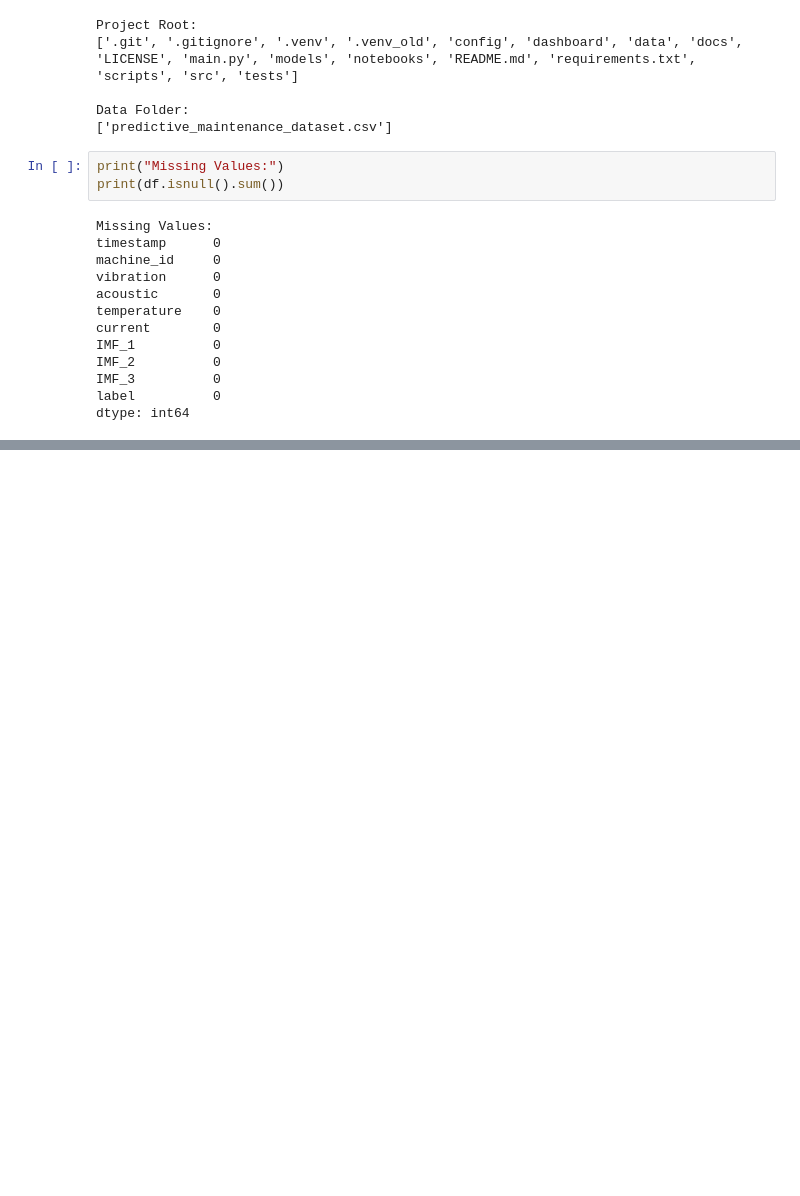
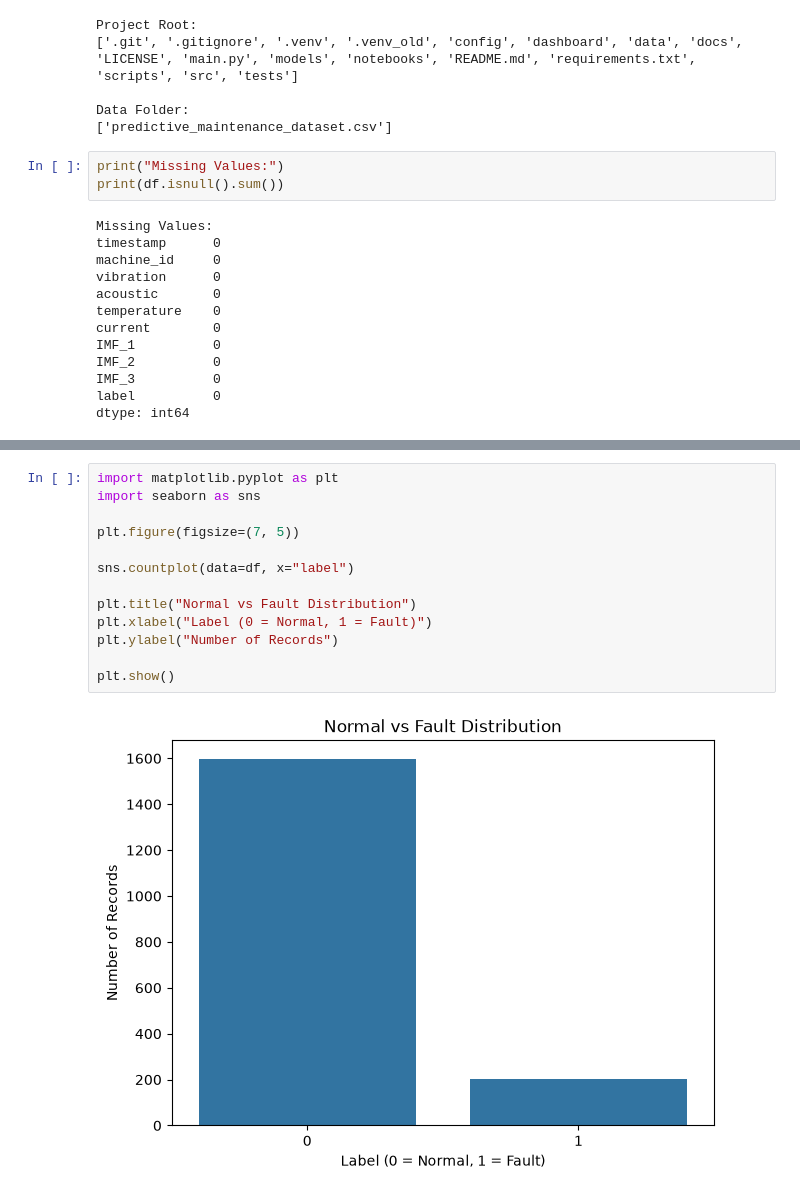
Before and after one commit to Noha62928/Real-Time-Anomaly-Detection-Alerting-System-IoT-Time-Series-, a Jupyter notebook: notebooks/data_exploration.ipynb, the cells around one changed output, grey strips where cells are left out. Saved outputs shown, nothing was run; the diff lists cells and outputs as text; blank space fills up the shorter version.

```diff
--- a/notebooks/data_exploration.ipynb
+++ b/notebooks/data_exploration.ipynb
@@ -116,0 +157,15 @@ df.describe()
+# %%
+import matplotlib.pyplot as plt
+import seaborn as sns
+
+plt.figure(figsize=(7, 5))
+
+sns.countplot(data=df, x="label")
+
+plt.title("Normal vs Fault Distribution")
+plt.xlabel("Label (0 = Normal, 1 = Fault)")
+plt.ylabel("Number of Records")
+
+plt.show()
+# %% [output]
+[figure, added]
```
Also changed, not shown: parts of 14 cells of this notebook.
